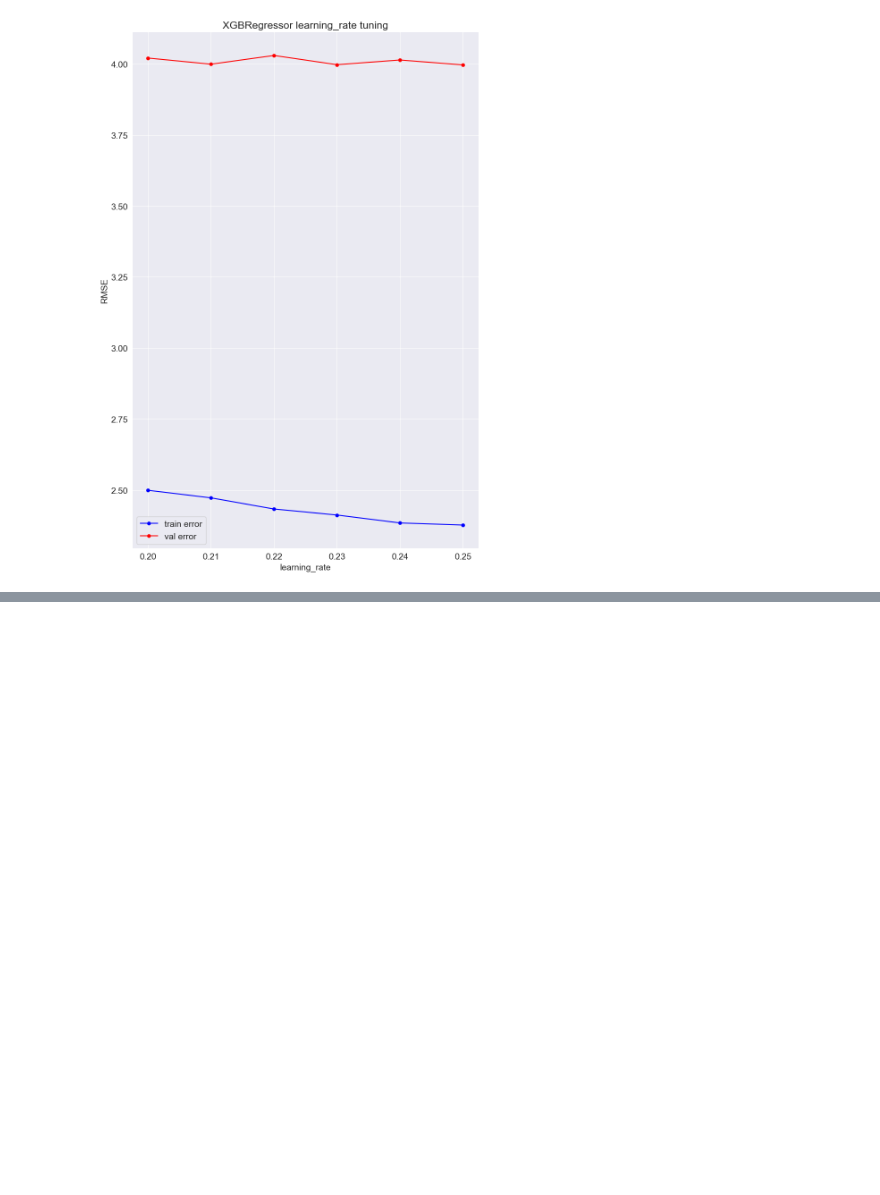
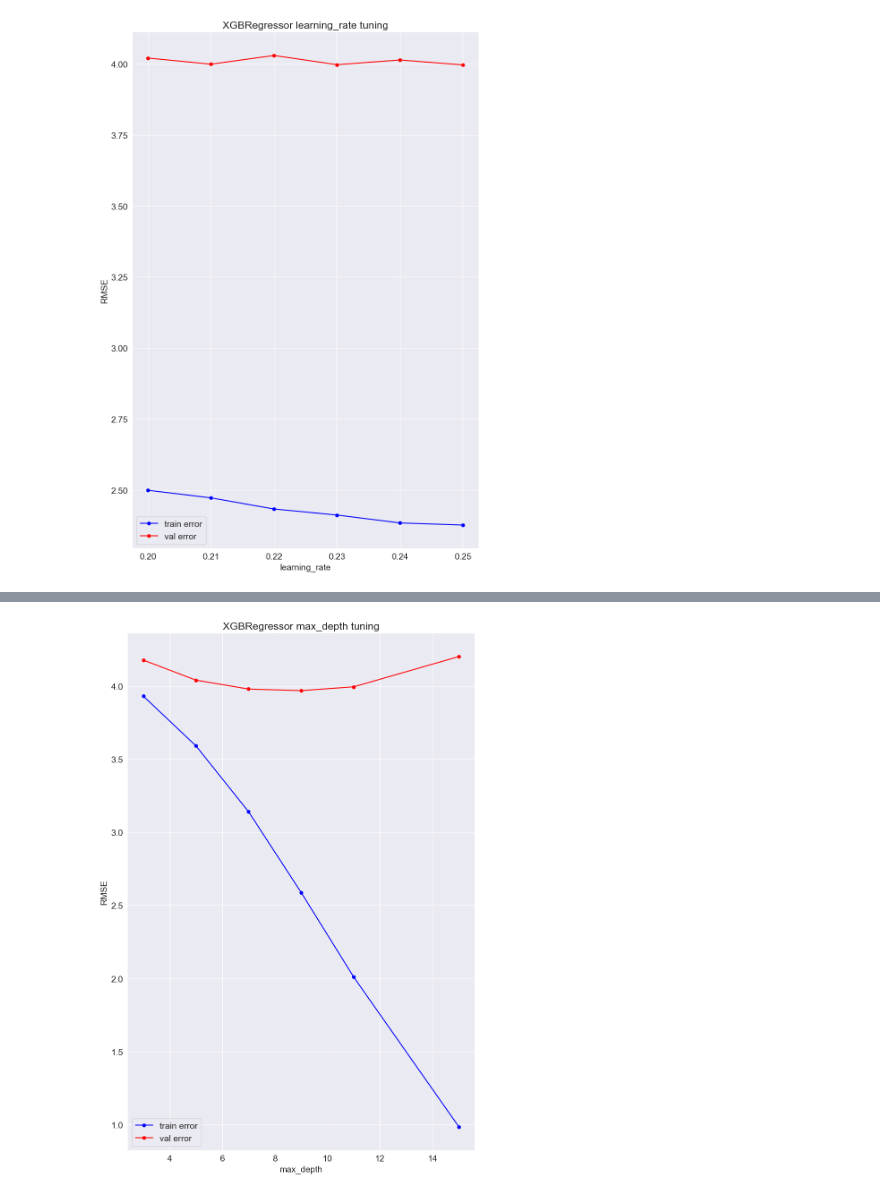
Before and after one commit to RohanVarmaP/machine-Learning, a Jupyter notebook: 6-NewYork-Taxifare/6-NewYork-Taxifare.ipynb, the cells around one changed output, grey strips where cells are left out. Saved outputs shown, nothing was run; the diff lists cells and outputs as text; code cells hidden in the pictures; blank space fills up the shorter version.

```diff
--- a/6-NewYork-Taxifare/6-NewYork-Taxifare.ipynb
+++ b/6-NewYork-Taxifare/6-NewYork-Taxifare.ipynb
@@ -875,0 +890,14 @@ params_tuning_plot(XGBRegressor,'sub_sample',[0.1,0.2,0.3,0.4,0.5,0.6,0.7,0.8,0.
+# %%
+best_params={
+    'num_estimators':200,
+    'random_state':42,
+    'n_jobs':-1,
+    'objective':'reg:squarederror',
+    'max_depth':9,
+    'learning_rate':0.16,
+    'sub_sample':0.8,
+    'colsample_bytree':0.9
+}
+params_tuning_plot(XGBRegressor,'max_depth',[3,5,7,9,11,15],best_params)
+# %% [output]
+[figure, added]
```
Also changed, not shown: parts of 5 cells of this notebook.
